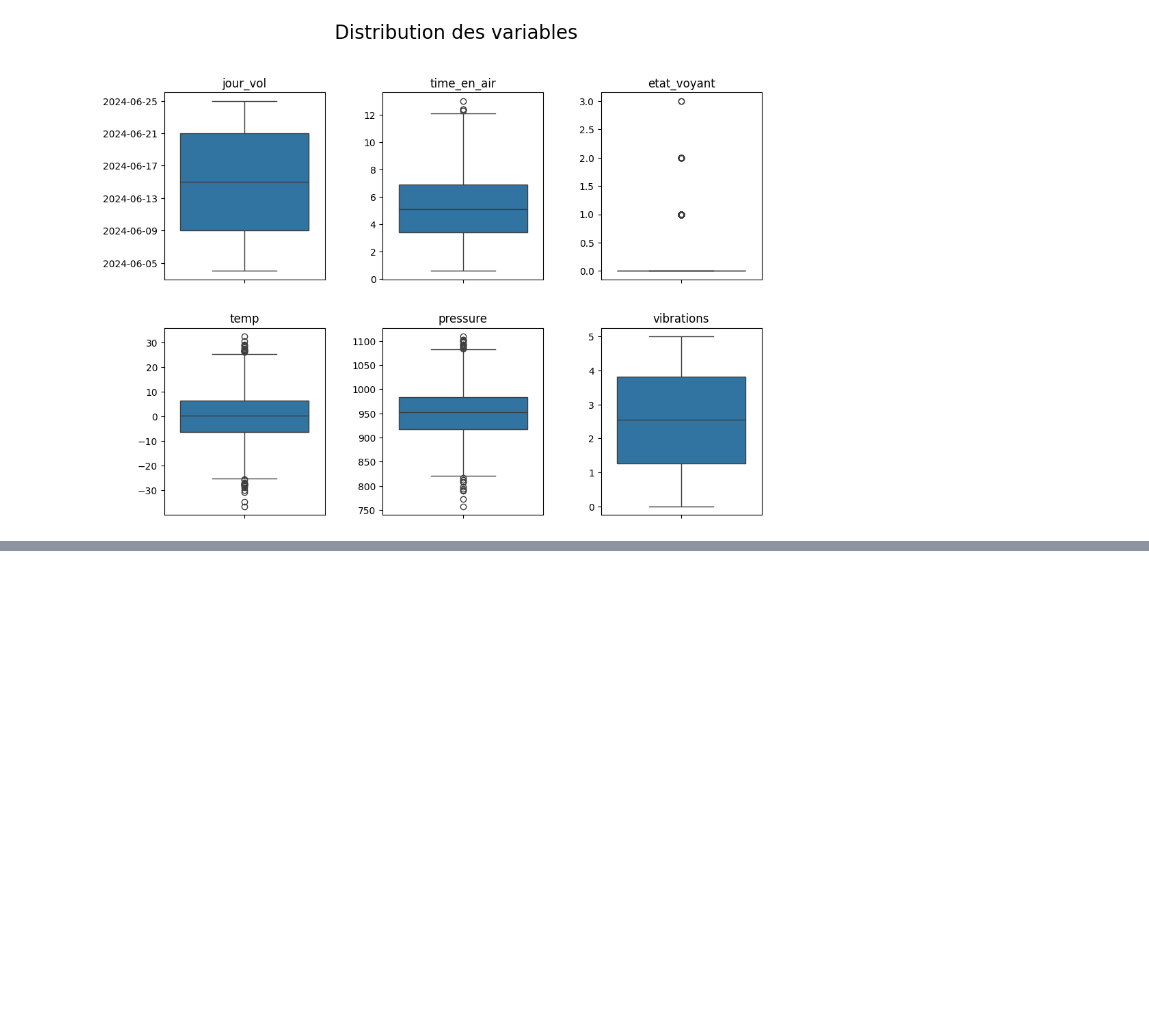
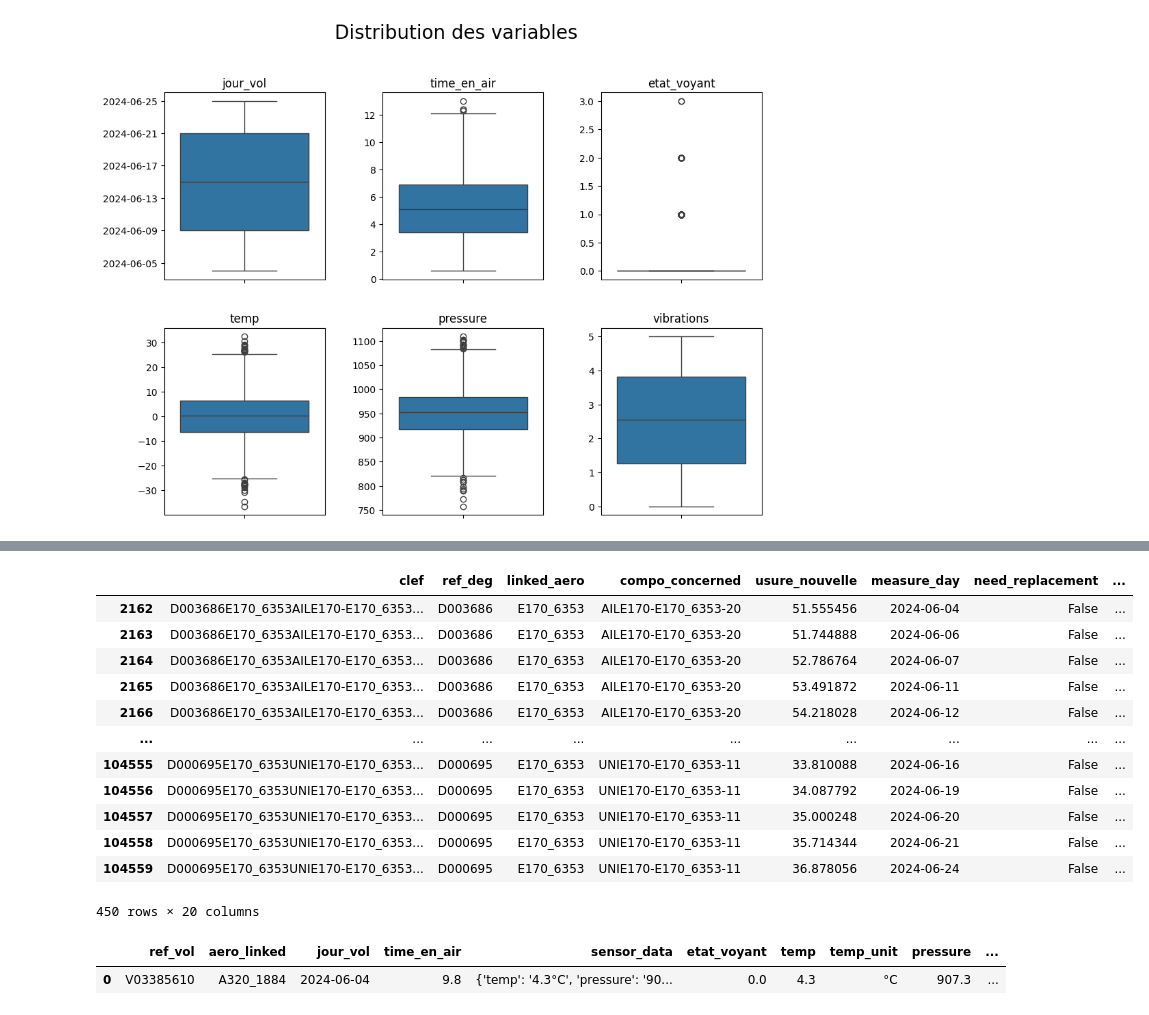
Before and after one commit to Dim2960/preventive_maintenance, a Jupyter notebook: 2_Analyse_vz_prepa.ipynb, the cells around one changed output, grey strips where cells are left out. Cells and saved outputs as stored; diff of their text form; code cells hidden in the pictures; blank space fills up the shorter version.

```diff
--- a/2_Analyse_vz_prepa.ipynb
+++ b/2_Analyse_vz_prepa.ipynb
@@ -327,0 +350,2 @@ plt.show()
+# %%
+merge1 = pd.merge(left= df_aeronefs, right= df_composants, how= 'outer', left_on= 'ref_aero', right_on= 'aero')
@@ -327,0 +385,2 @@ plt.show()
+# %%
+merge2 = pd.merge(left= df_degradations, right= merge1, how= 'outer', left_on= 'compo_concerned', right_on= 'ref_compo')
@@ -327,0 +416,16 @@ plt.show()
+# %%
+merge2[merge2['ref_aero'].isna()]
+# %% [output]
+|  | clef | ref_deg | linked_aero | compo_concerned | usure_nouvelle | measure_day | need_replacement | ... |
+| 2162 | D003686E170_6353AILE170-E170_6353... | D003686 | E170_6353 | AILE170-E170_6353-20 | 51.555456 | 2024-06-04 | False | ... |
+| 2163 | D003686E170_6353AILE170-E170_6353... | D003686 | E170_6353 | AILE170-E170_6353-20 | 51.744888 | 2024-06-06 | False | ... |
+| 2164 | D003686E170_6353AILE170-E170_6353... | D003686 | E170_6353 | AILE170-E170_6353-20 | 52.786764 | 2024-06-07 | False | ... |
+| 2165 | D003686E170_6353AILE170-E170_6353... | D003686 | E170_6353 | AILE170-E170_6353-20 | 53.491872 | 2024-06-11 | False | ... |
+| 2166 | D003686E170_6353AILE170-E170_6353... | D003686 | E170_6353 | AILE170-E170_6353-20 | 54.218028 | 2024-06-12 | False | ... |
+| ... | ... | ... | ... | ... | ... | ... | ... | ... |
+| 104555 | D000695E170_6353UNIE170-E170_6353... | D000695 | E170_6353 | UNIE170-E170_6353-11 | 33.810088 | 2024-06-16 | False | ... |
+| 104556 | D000695E170_6353UNIE170-E170_6353... | D000695 | E170_6353 | UNIE170-E170_6353-11 | 34.087792 | 2024-06-19 | False | ... |
+| 104557 | D000695E170_6353UNIE170-E170_6353... | D000695 | E170_6353 | UNIE170-E170_6353-11 | 35.000248 | 2024-06-20 | False | ... |
+| 104558 | D000695E170_6353UNIE170-E170_6353... | D000695 | E170_6353 | UNIE170-E170_6353-11 | 35.714344 | 2024-06-21 | False | ... |
+| 104559 | D000695E170_6353UNIE170-E170_6353... | D000695 | E170_6353 | UNIE170-E170_6353-11 | 36.878056 | 2024-06-24 | False | ... |
+450 rows × 20 columns
@@ -327,0 +436,5 @@ plt.show()
+# %%
+merge3.head(1)
+# %% [output]
+|  | ref_vol | aero_linked | jour_vol | time_en_air | sensor_data | etat_voyant | temp | temp_unit | pressure | ... |
+| 0 | V03385610 | A320_1884 | 2024-06-04 | 9.8 | {'temp': '4.3°C', 'pressure': '90... | 0.0 | 4.3 | °C | 907.3 | ... |
```
Also changed, not shown: parts of 15 cells of this notebook, 1 other file.
